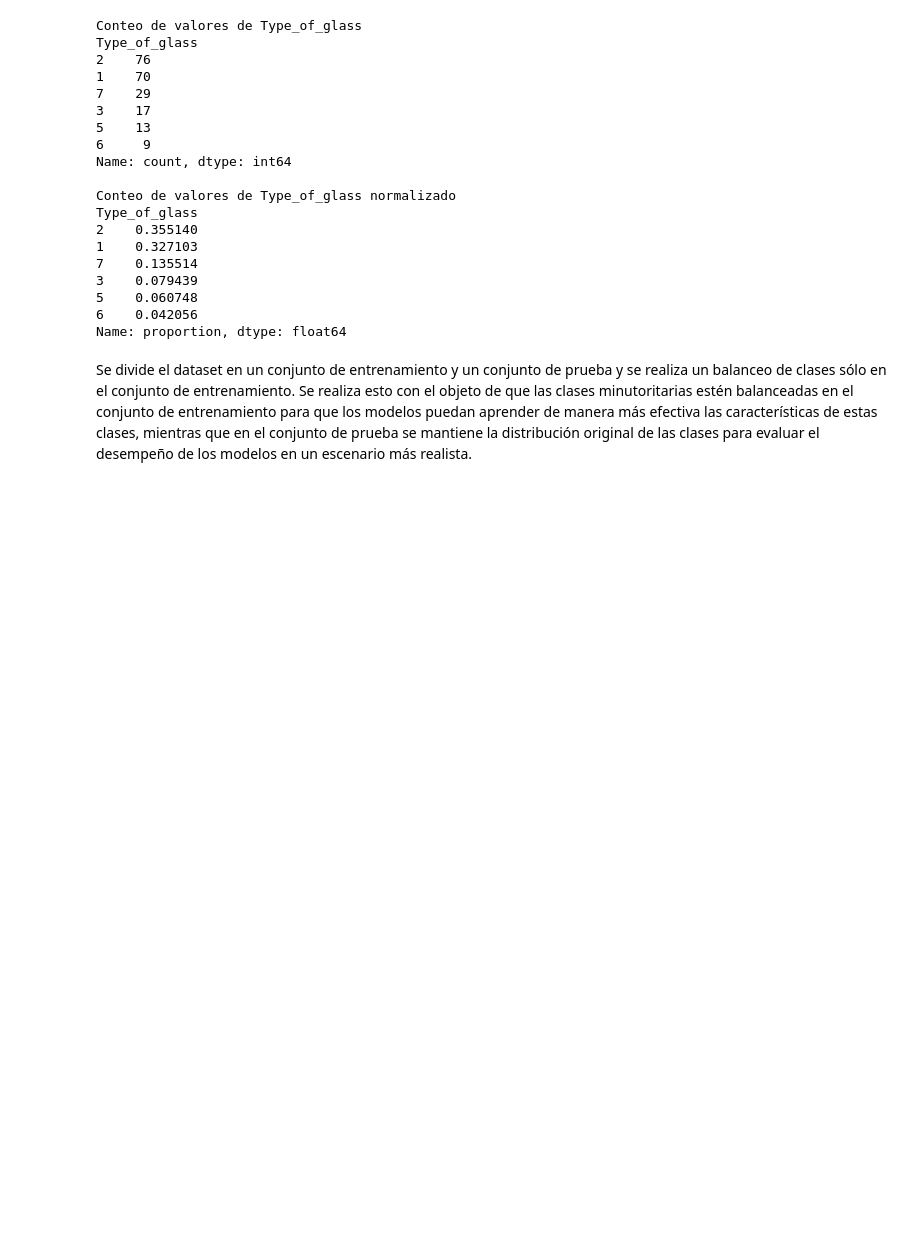
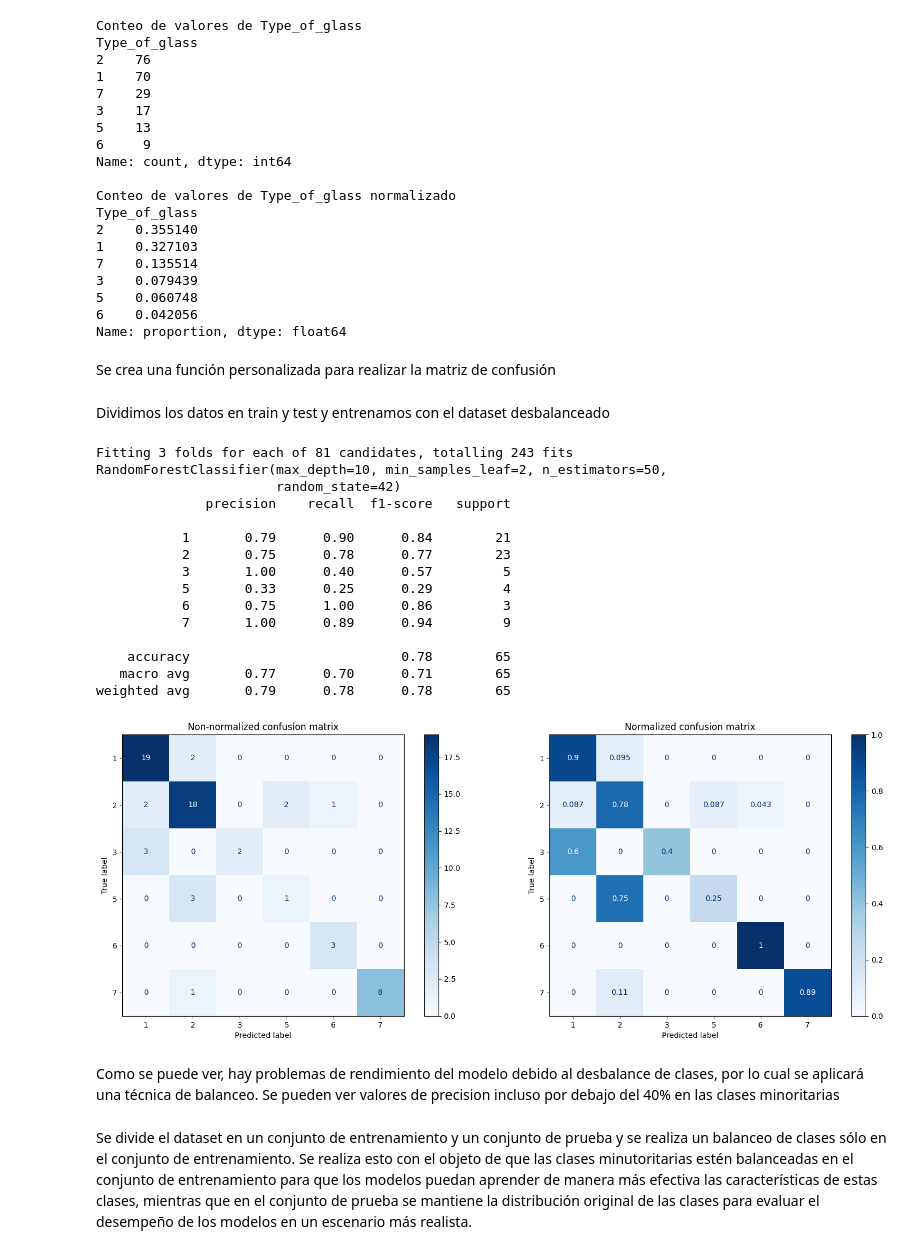
Before and after one commit to gabalvarezmc/MachineLearning_T4, a Jupyter notebook: Trabajo_Final_ML.ipynb, the cells around one changed output. Saved outputs shown, nothing was run; the diff lists cells and outputs as text; code cells hidden in the pictures; blank space fills up the shorter version.

Commit message:
Añadiendo entrenamiento desbalanceado

```diff
--- a/Trabajo_Final_ML.ipynb
+++ b/Trabajo_Final_ML.ipynb
@@ -351,3 +351,5 @@ Type_of_glass
 5    0.060748
 6    0.042056
 Name: proportion, dtype: float64
+# %% [markdown]
+Se crea una función personalizada para realizar la matriz de confusión
@@ -354,3 +372,50 @@ Name: proportion, dtype: float64
+# %% [markdown]
+Dividimos los datos en train y test y entrenamos con el dataset desbalanceado
+# %%
+df['Type_of_glass'] = y.astype(int).values
+X_train, X_test, y_train, y_test = train_test_split(df, y, test_size=0.3, random_state=42, stratify=y)
+X_train.drop(['Type_of_glass', 'Id_number'], axis = 1, inplace = True)
+X_test.drop(['Type_of_glass', 'Id_number'], axis = 1, inplace = True)
+
+clf_rf = RandomForestClassifier(random_state=42, bootstrap=True)
+
+# Definir los parámetros para GridSearchCV
+param_grid = {
+    'n_estimators': [50, 100, 200],
+    'max_depth': [10, 30, 50],
+    'min_samples_split': [2, 5, 10],
+    'min_samples_leaf': [1, 2, 4]
+}
+
+# Tune de hiper-parámetros
+model_random_forest = GridSearchCV(estimator=clf_rf, param_grid=param_grid,
+                           scoring='neg_log_loss', cv=3, verbose=2, n_jobs=-1)
+
+model_random_forest.fit(X_train, y_train)
+preds_random_forest = model_random_forest.predict(X_test)
+
+print(model_random_forest.best_estimator_)
+print(classification_report(y_test, preds_random_forest))
+custom_confusion_matrix(y_test, preds_random_forest, ["1", "2", "3", "5", "6", "7"])
+# %% [output]
+Fitting 3 folds for each of 81 candidates, totalling 243 fits
+RandomForestClassifier(max_depth=10, min_samples_leaf=2, n_estimators=50,
+                       random_state=42)
+              precision    recall  f1-score   support
+
+           1       0.79      0.90      0.84        21
+           2       0.75      0.78      0.77        23
+           3       1.00      0.40      0.57         5
+           5       0.33      0.25      0.29         4
+           6       0.75      1.00      0.86         3
+           7       1.00      0.89      0.94         9
+
+    accuracy                           0.78        65
+   macro avg       0.77      0.70      0.71        65
+weighted avg       0.79      0.78      0.78        65
+[figure, added]
+# %% [markdown]
+Como se puede ver, hay problemas de rendimiento del modelo debido al desbalance de clases, por lo cual se aplicará una técnica de balanceo. Se pueden ver valores de precision incluso por debajo del 40% en las clases minoritarias
 # %% [markdown]
 Se divide el dataset en un conjunto de entrenamiento y un conjunto de prueba y se realiza un balanceo de clases sólo en el conjunto de entrenamiento. Se realiza esto con el objeto de que las clases minutoritarias estén balanceadas en el conjunto de entrenamiento para que los modelos puedan aprender de manera más efectiva las características de estas clases, mientras que en el conjunto de prueba se mantiene la distribución original de las clases para evaluar el desempeño de los modelos en un escenario más realista.
 # %%
```
Also changed, not shown: parts of 3 cells of this notebook.
